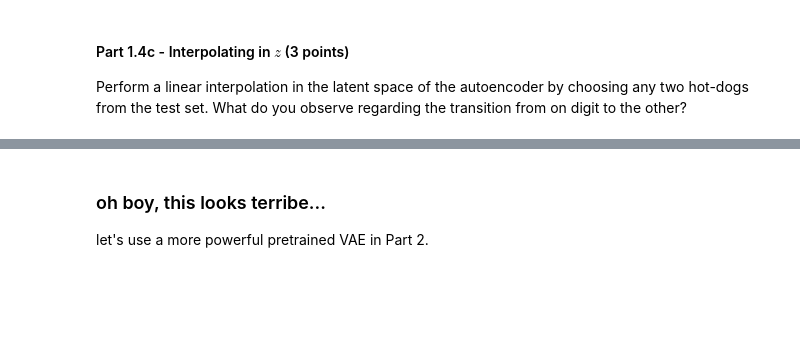
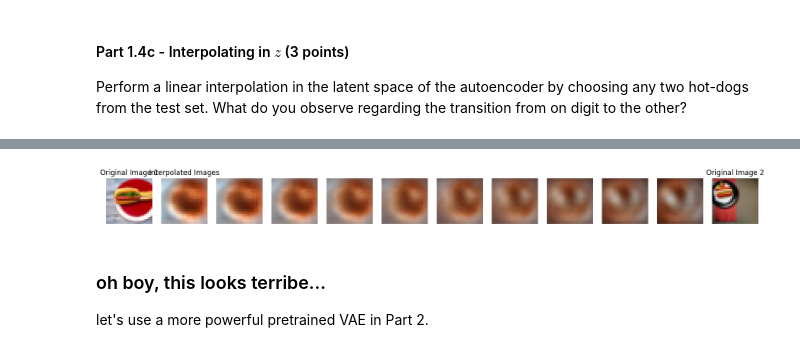
Before and after one commit to fedmand/VAE-DDPM-Implementation, a Jupyter notebook: dl_cw2.ipynb, the cells around one changed output, grey strips where cells are left out. Saved outputs shown, nothing was run; the diff lists cells and outputs as text; code cells hidden in the pictures; blank space fills up the shorter version.

```diff
--- a/dl_cw2.ipynb
+++ b/dl_cw2.ipynb
@@ -1182,39 +1187,49 @@ num_steps = 10
 idx1, idx2 = np.random.choice(len(hotdogdata_test), size=2, replace=False)
 image1, _ = hotdogdata_test[idx1]
 image2, _ = hotdogdata_test[idx2]
 x1 = image1.unsqueeze(0).to(device)   # add batch dimension (1, 28, 28)--> (1, 1, 28, 28)
 x2 = image2.unsqueeze(0).to(device)
 
 # get embeddings of these 2 random images
 model.eval()
 with torch.no_grad():
     mu1, logvar1 = model.encode(x1)   # consider mu as the embedding
     mu2, logvar2 = model.encode(x2)
 
 alphas = torch.linspace(0, 1, num_steps, device=device).unsqueeze(1)
 interpolated_embeddings = (1 - alphas) * mu1 + alphas * mu2
 
 with torch.no_grad():
     interpolated_images = model.decode(interpolated_embeddings)
 
-
-def imshow(img, ax):
-    img = img.permute(1, 2, 0)
-    ax.imshow(img.cpu().numpy())
+def imshow(img, ax, clamp=True):
+    # img: torch tensor, either (C,H,W) or (H,W)
+    if isinstance(img, torch.Tensor):
+        t = img.detach().cpu()
+        if t.dim() == 3:
+            # CHW -> HWC
+            t = t.permute(1, 2, 0)
+        if clamp:
+            t = t.clamp(0, 1)
+        ax.imshow(t.numpy())
+    else:
+        ax.imshow(img)
     ax.axis('off')
 
 fig, axes = plt.subplots(1, interpolated_images.size(0) + 2, figsize=(20, 5))
-imshow(image1[0], axes[0])
+imshow(image1, axes[0])
 axes[0].set_title('Original Image 1')
 for i in range(interpolated_images.size(0)):
     imshow(interpolated_images[i], axes[i + 1])
 axes[1].set_title('Interpolated Images')
-imshow(image2[0], axes[-1])
+imshow(image2, axes[-1])
 axes[-1].set_title('Original Image 2')
 plt.show()
 #######################################################################
 #                       ** END OF YOUR CODE **
 #######################################################################
+# %% [output]
+[figure, added]
 # %% [markdown]
 <!-- END QUESTION -->
 
```
Also changed, not shown: parts of 3 cells of this notebook, 2 other files.
